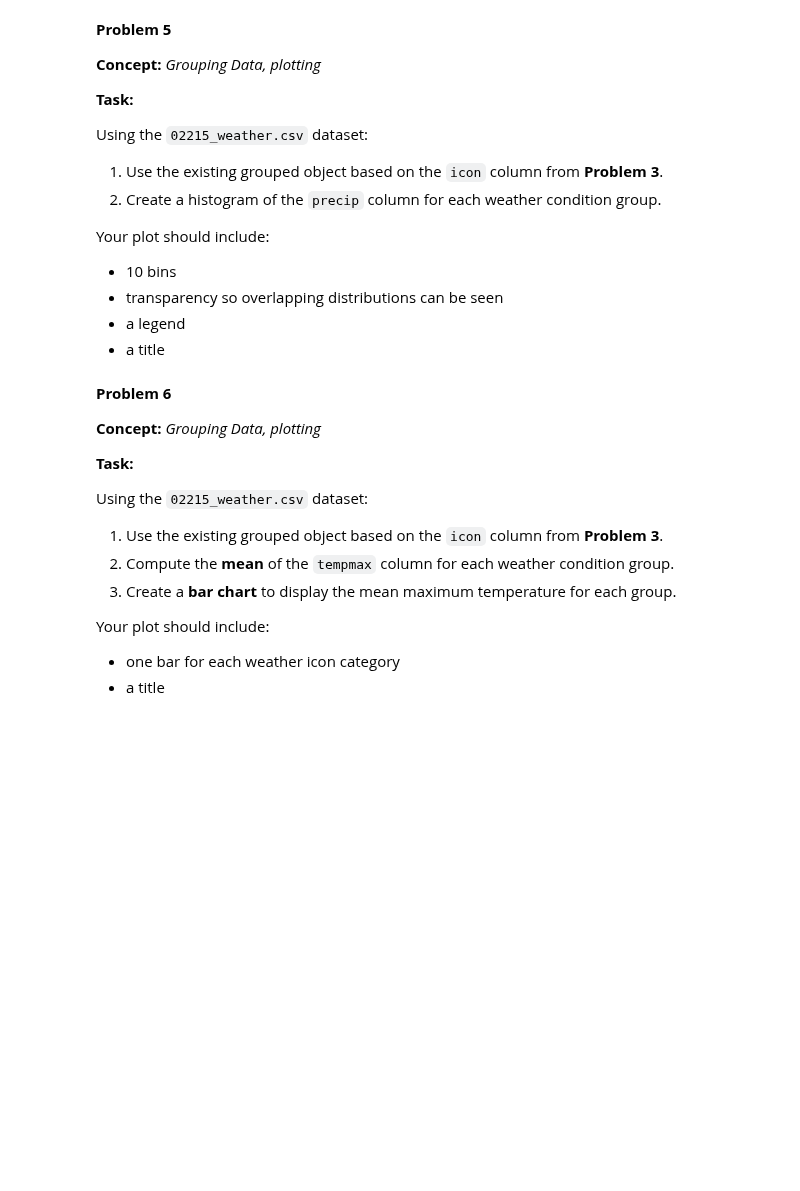
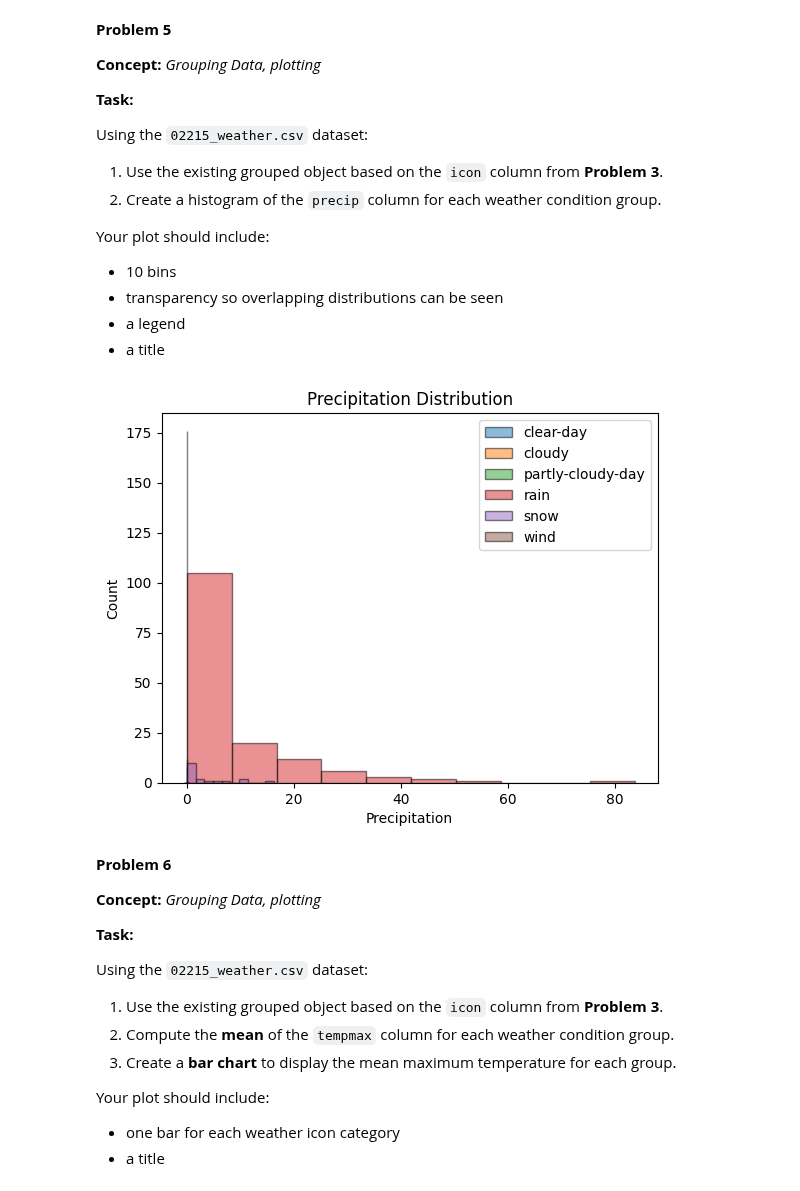
Before and after one commit to nrandazzo222/homework, a Jupyter notebook: week-11/homework.ipynb, the cells around one changed output. Saved outputs shown, nothing was run; the diff lists cells and outputs as text; code cells hidden in the pictures; blank space fills up the shorter version.

```diff
--- a/week-11/homework.ipynb
+++ b/week-11/homework.ipynb
@@ -234,3 +244,18 @@ Your plot should include:
+# %%
+# Your Solution
+
+plt.figure()
+
+for icon, group_data in df_weather_icon:
+    plt.hist(group_data['precip'], bins = 10, alpha = 0.5, edgecolor = 'black', label = icon)
+
+plt.title(f'Precipitation Distribution')
+plt.xlabel('Precipitation')
+plt.ylabel('Count')
+plt.legend()
+plt.show()
+# %% [output]
+[figure, added]
 # %% [markdown]
 **Problem 6**
 
```
Also changed, not shown: parts of 12 cells of this notebook.
